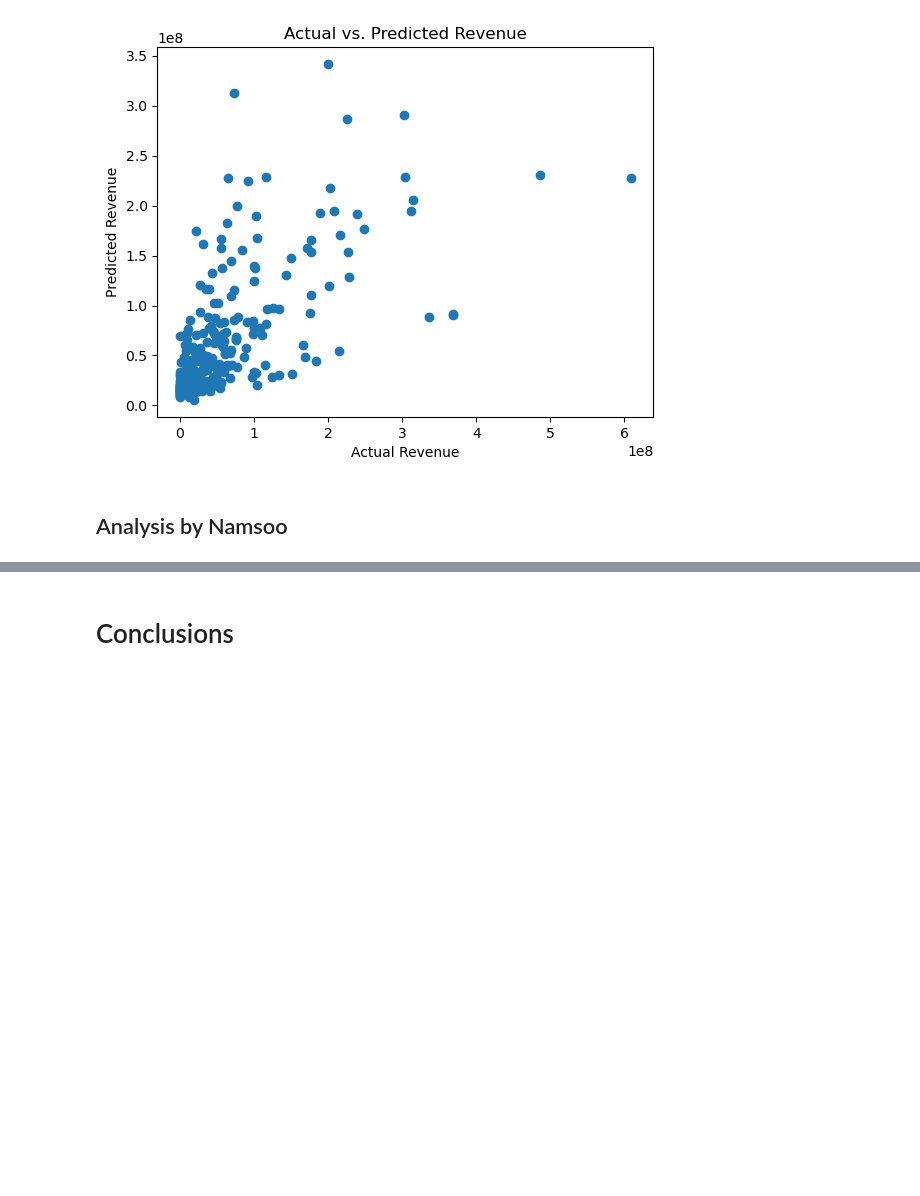
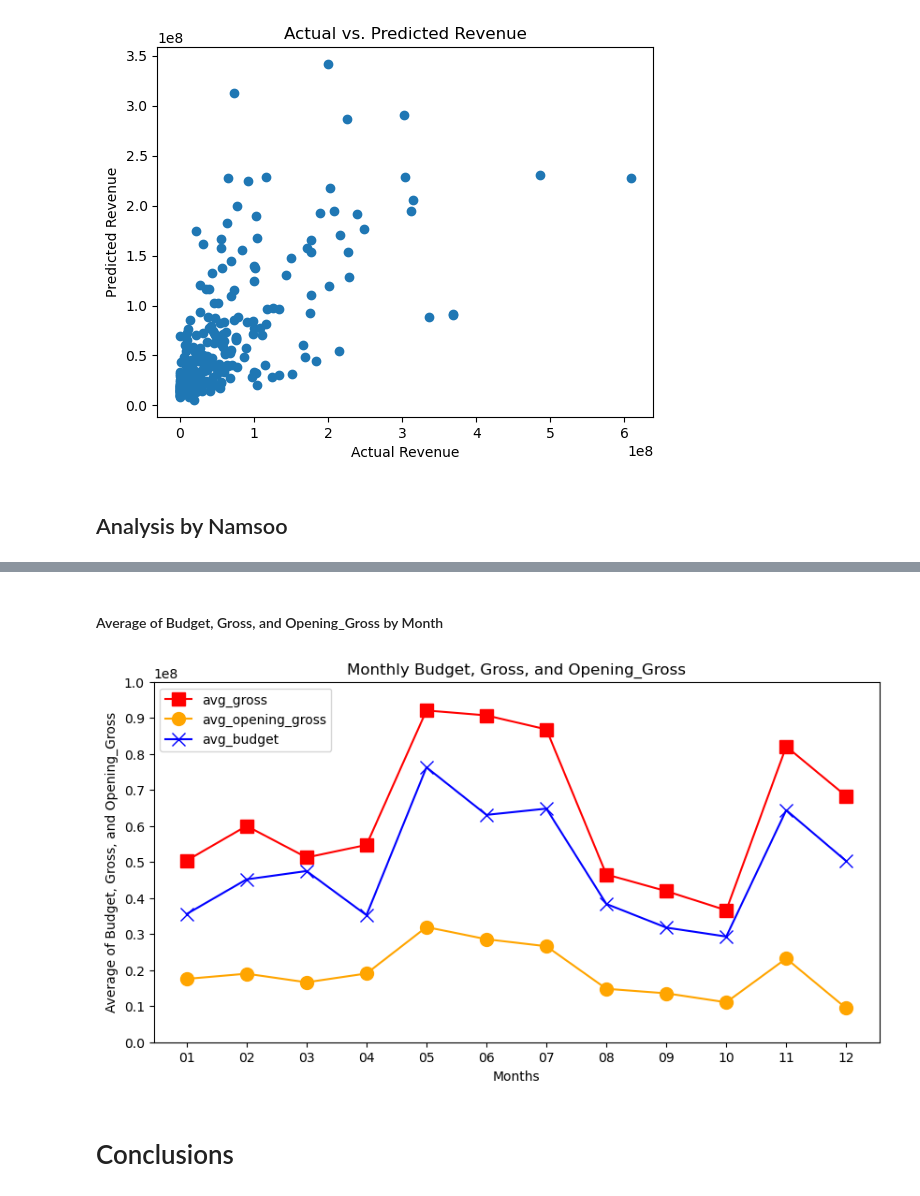
Before and after one commit to kkprim/Linear-Regression-Movie-ROI, a Jupyter notebook: master.ipynb, the cells around one changed output, grey strips where cells are left out. Cells and saved outputs as stored; diff of their text form; code cells hidden in the pictures; blank space fills up the shorter version.

```diff
--- a/master.ipynb
+++ b/master.ipynb
@@ -528,3 +609,25 @@ R-squared: 0.42
+# %% [markdown]
+#### Average of Budget, Gross, and Opening_Gross by Month
+# %%
+# Line graph of gross, opening_gross, and budget
+fig, ax = plt.subplots(figsize = (10, 5))
+
+ax.plot(line_graph['months'], line_graph['avg_gross'], label = 'avg_gross', marker='s', markersize=10, linestyle='-', color='red')
+
+ax.plot(line_graph['months'], line_graph['avg_opening_gross'], label = 'avg_opening_gross', marker='o', markersize=10, linestyle='-', color='orange')
+
+ax.plot(line_graph['months'], line_graph['avg_budget'], label = 'avg_budget', marker='x', markersize=10, linestyle='-', color='blue')
+
+ax.set_yticks(range(0, 110000000, 10000000))  # This sets ticks from 0 to 130 in steps of 10
+ax.set_xlabel('Months')
+ax.set_ylabel('Average of Budget, Gross, and Opening_Gross')
+ax.set_title('Monthly Budget, Gross, and Opening_Gross')
+
+plt.legend(loc='upper left')
+
+plt.show();
+# %% [output]
+[figure, added]
 # %% [markdown]
 # Conclusions
 # %% [markdown]
```
Also changed, not shown: parts of 8 cells of this notebook.
